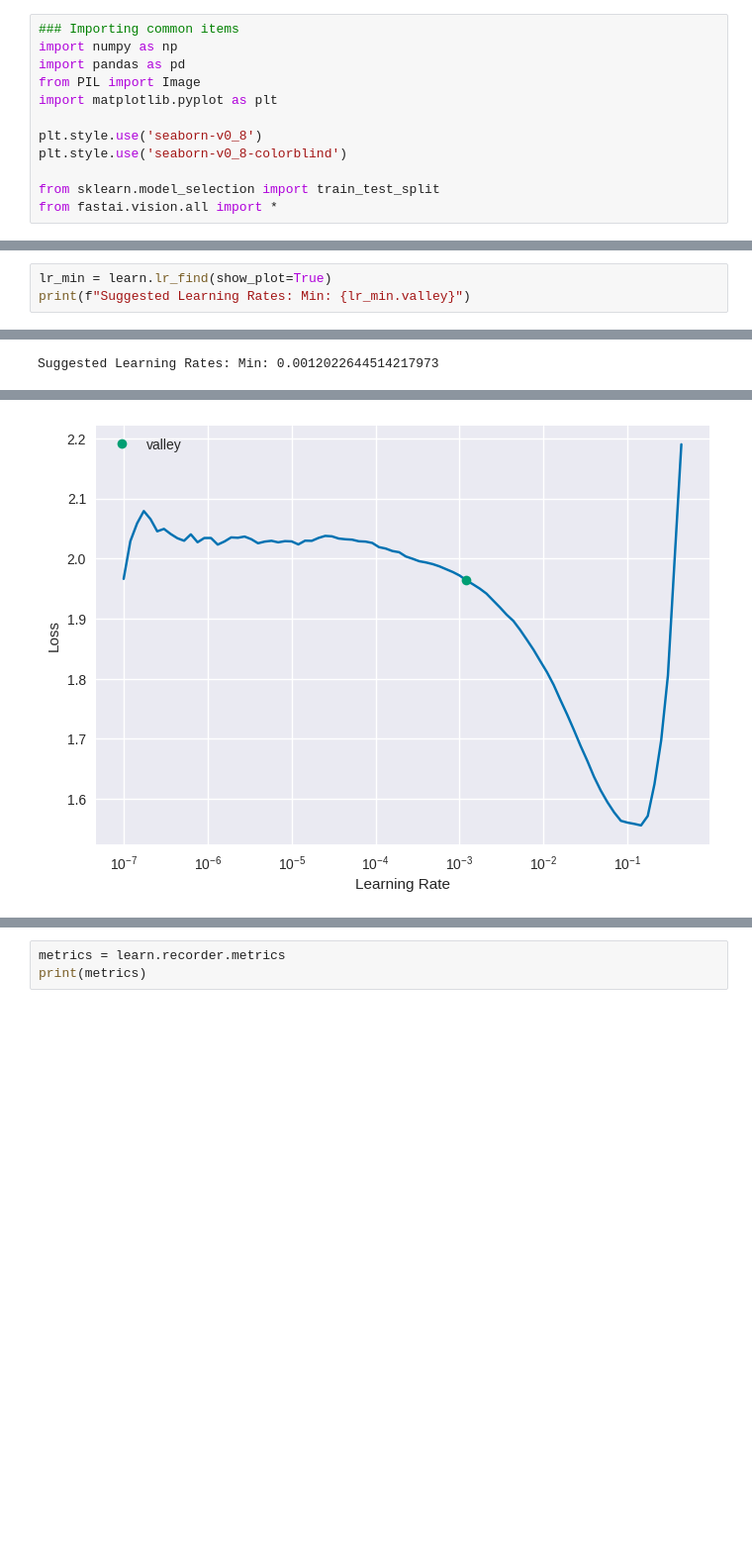
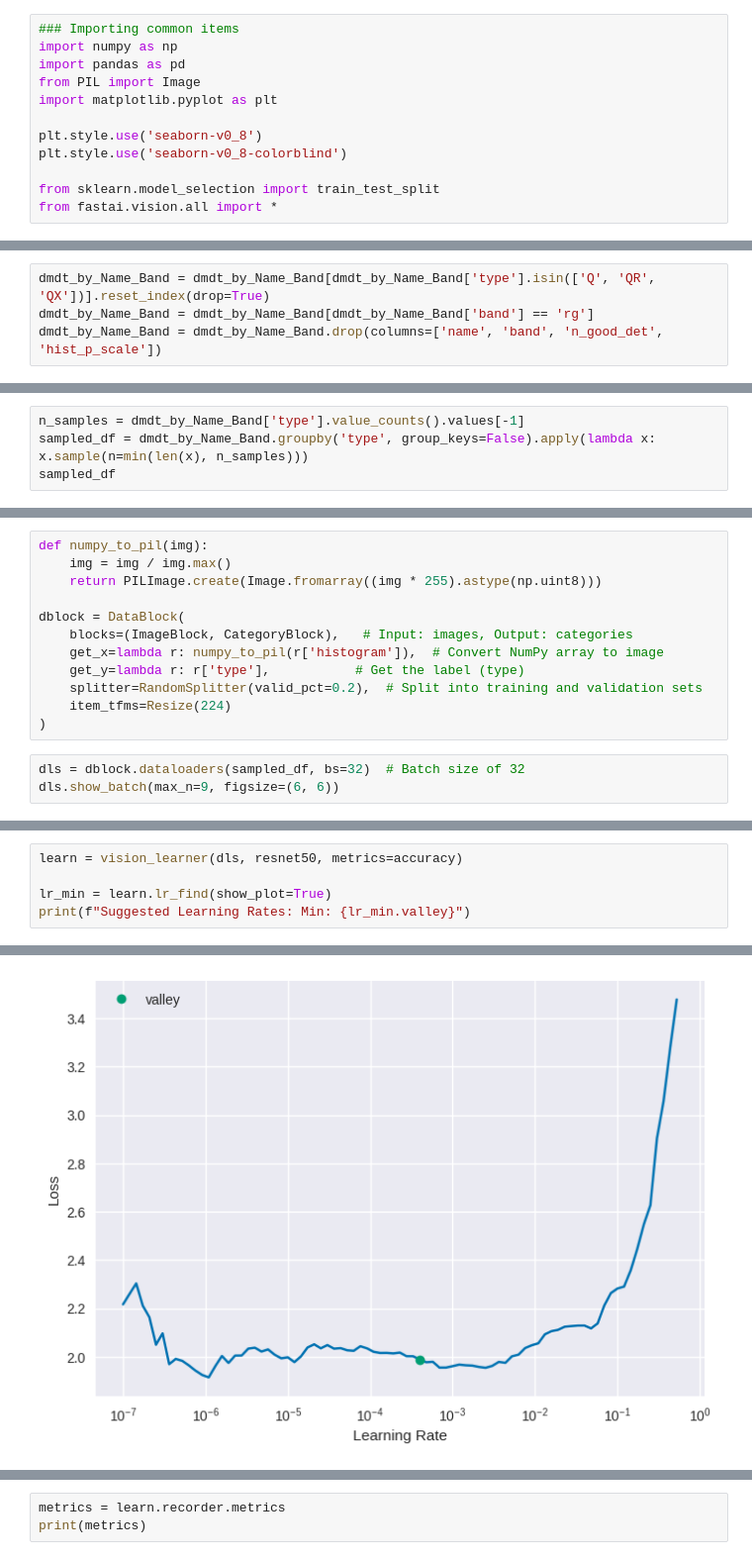
Before and after one commit to sjshamsi/Thesis, a Jupyter notebook: dmdt_Analysis/fasiai_FBCA.ipynb, the cells around one changed output, grey strips where cells are left out. Shown at 99% size. Cells and saved outputs as stored; diff of their text form; blank space fills up the shorter version.

```diff
--- a/dmdt_Analysis/fasiai_FBCA.ipynb
+++ b/dmdt_Analysis/fasiai_FBCA.ipynb
@@ -63,0 +43,4 @@ learn = vision_learner(dls, resnet18, metrics=accuracy)
+# %%
+dmdt_by_Name_Band = dmdt_by_Name_Band[dmdt_by_Name_Band['type'].isin(['Q', 'QR', 'QX'])].reset_index(drop=True)
+dmdt_by_Name_Band = dmdt_by_Name_Band[dmdt_by_Name_Band['band'] == 'rg']
+dmdt_by_Name_Band = dmdt_by_Name_Band.drop(columns=['name', 'band', 'n_good_det', 'hist_p_scale'])
@@ -63,0 +51,4 @@ learn = vision_learner(dls, resnet18, metrics=accuracy)
+# %%
+n_samples = dmdt_by_Name_Band['type'].value_counts().values[-1]
+sampled_df = dmdt_by_Name_Band.groupby('type', group_keys=False).apply(lambda x: x.sample(n=min(len(x), n_samples)))
+sampled_df
@@ -63,0 +69,15 @@ learn = vision_learner(dls, resnet18, metrics=accuracy)
+# %%
+def numpy_to_pil(img):
+    img = img / img.max()
+    return PILImage.create(Image.fromarray((img * 255).astype(np.uint8)))
+
+dblock = DataBlock(
+    blocks=(ImageBlock, CategoryBlock),   # Input: images, Output: categories
+    get_x=lambda r: numpy_to_pil(r['histogram']),  # Convert NumPy array to image
+    get_y=lambda r: r['type'],           # Get the label (type)
+    splitter=RandomSplitter(valid_pct=0.2),  # Split into training and validation sets
+    item_tfms=Resize(224)
+)
+# %%
+dls = dblock.dataloaders(sampled_df, bs=32)  # Batch size of 32
+dls.show_batch(max_n=9, figsize=(6, 6))
@@ -64,4 +86,6 @@ learn = vision_learner(dls, resnet18, metrics=accuracy)
 # %%
+learn = vision_learner(dls, resnet50, metrics=accuracy)
+
 lr_min = learn.lr_find(show_plot=True)
 print(f"Suggested Learning Rates: Min: {lr_min.valley}")
 # %% [output]
@@ -68,2 +93 @@ print(f"Suggested Learning Rates: Min: {lr_min.valley}")
 [interactive output not drawn]
-Suggested Learning Rates: Min: 0.0012022644514217973
@@ -70,2 +95,2 @@ Suggested Learning Rates: Min: 0.0012022644514217973
-[figure, old version]
+[figure, new version]
 # %%
```
Also changed, not shown: parts of 22 cells of this notebook, 10 other files.
